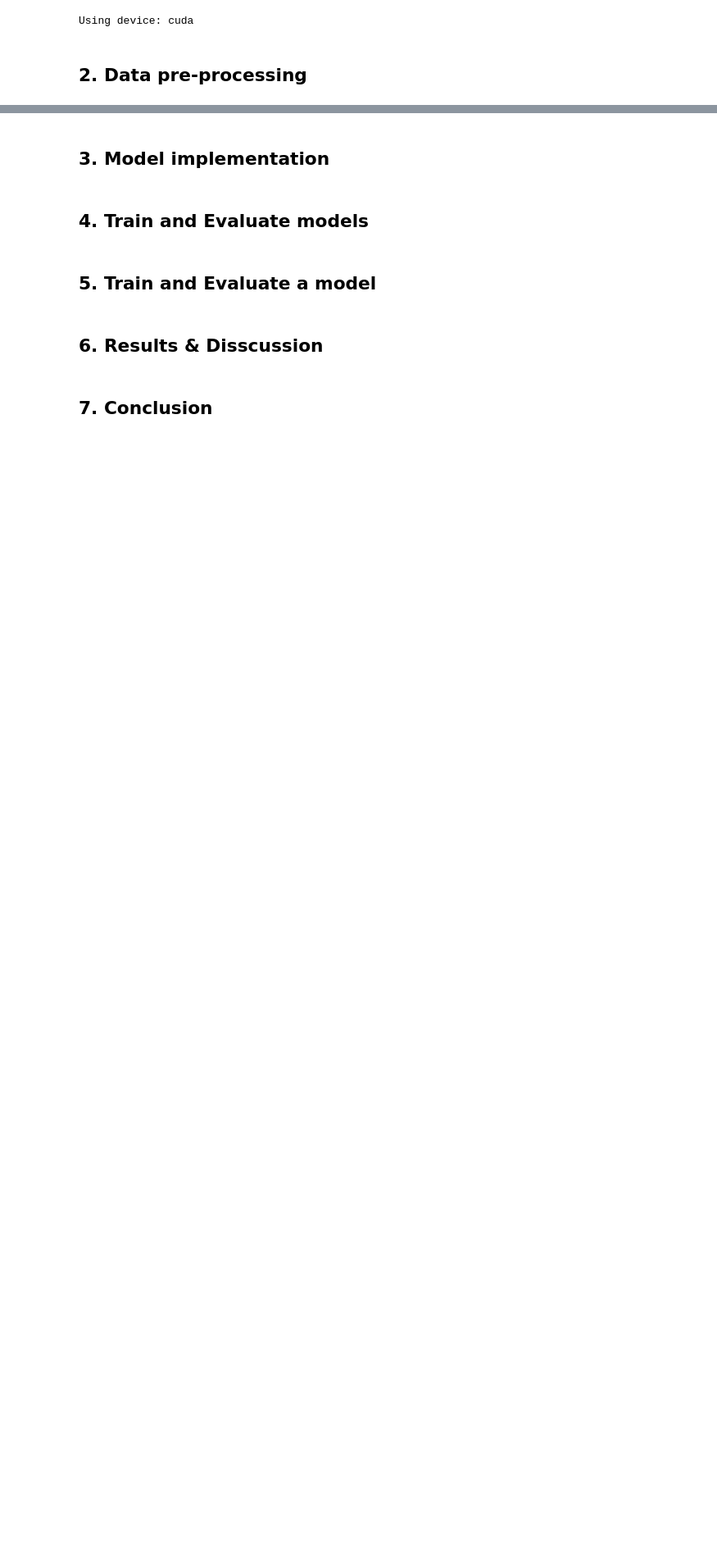
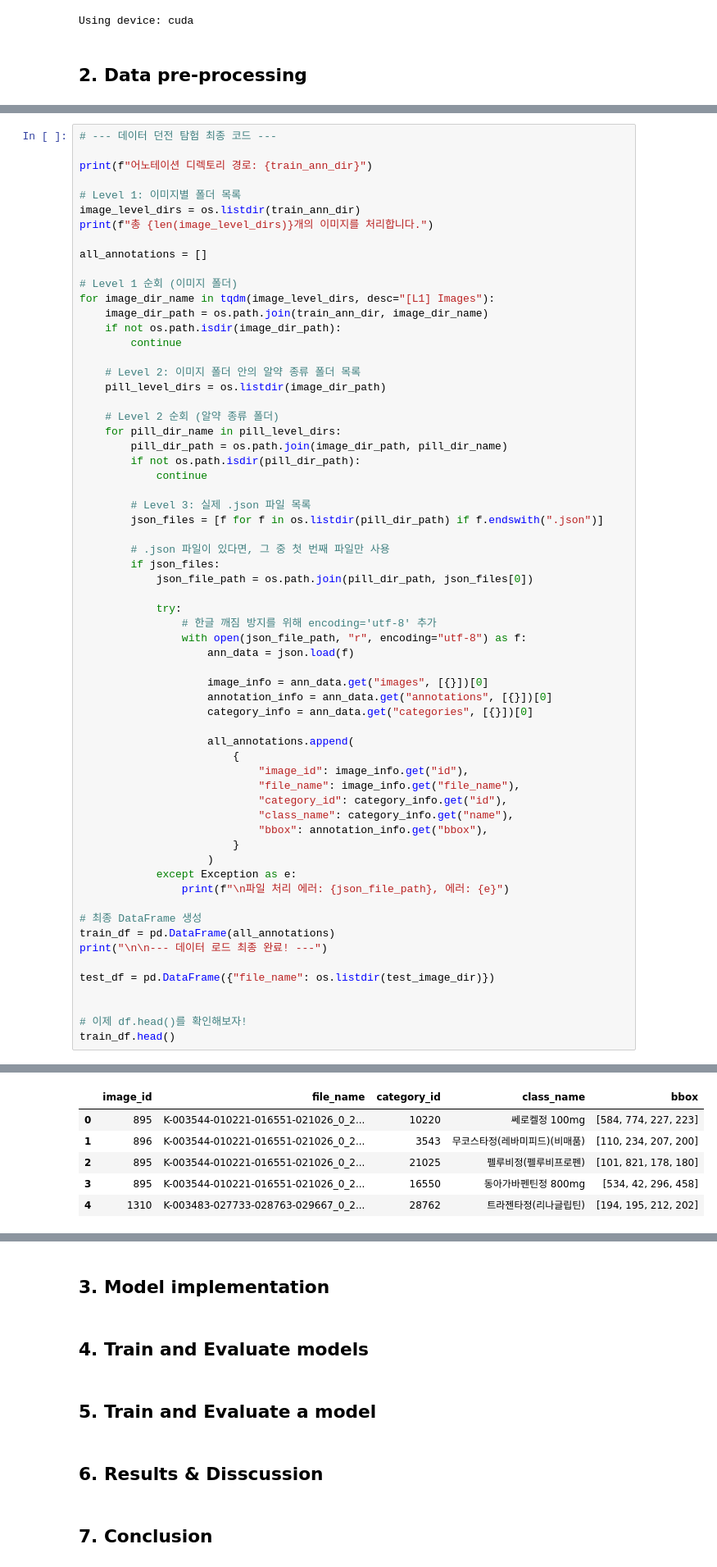
Before and after one commit to soohyun-chris-jeon/AI03-Project-1, a Jupyter notebook: notebooks/250714_수현_baseline.ipynb, the cells around one changed output, grey strips where cells are left out. Shown at 82% size. Cells and saved outputs as stored; diff of their text form; blank space fills up the shorter version.

```diff
--- a/notebooks/250714_수현_baseline.ipynb
+++ b/notebooks/250714_수현_baseline.ipynb
@@ -115,0 +208,64 @@ train_image_dir
+# %%
+# --- 데이터 던전 탐험 최종 코드 ---
+
+print(f"어노테이션 디렉토리 경로: {train_ann_dir}")
+
+# Level 1: 이미지별 폴더 목록
+image_level_dirs = os.listdir(train_ann_dir)
+print(f"총 {len(image_level_dirs)}개의 이미지를 처리합니다.")
+
+all_annotations = []
+
+# Level 1 순회 (이미지 폴더)
+for image_dir_name in tqdm(image_level_dirs, desc="[L1] Images"):
+    image_dir_path = os.path.join(train_ann_dir, image_dir_name)
+    if not os.path.isdir(image_dir_path):
+        continue
+
+    # Level 2: 이미지 폴더 안의 알약 종류 폴더 목록
+    pill_level_dirs = os.listdir(image_dir_path)
+
+    # Level 2 순회 (알약 종류 폴더)
+    for pill_dir_name in pill_level_dirs:
+        pill_dir_path = os.path.join(image_dir_path, pill_dir_name)
+        if not os.path.isdir(pill_dir_path):
+            continue
+
+        # Level 3: 실제 .json 파일 목록
+        json_files = [f for f in os.listdir(pill_dir_path) if f.endswith(".json")]
+
+        # .json 파일이 있다면, 그 중 첫 번째 파일만 사용
+        if json_files:
+            json_file_path = os.path.join(pill_dir_path, json_files[0])
+
+            try:
+                # 한글 깨짐 방지를 위해 encoding='utf-8' 추가
+                with open(json_file_path, "r", encoding="utf-8") as f:
+                    ann_data = json.load(f)
+
+                    image_info = ann_data.get("images", [{}])[0]
+                    annotation_info = ann_data.get("annotations", [{}])[0]
+                    category_info = ann_data.get("categories", [{}])[0]
+
+                    all_annotations.append(
+                        {
+                            "image_id": image_info.get("id"),
+                            "file_name": image_info.get("file_name"),
+                            "category_id": category_info.get("id"),
+                            "class_name": category_info.get("name"),
+                            "bbox": annotation_info.get("bbox"),
+                        }
+                    )
+            except Exception as e:
+                print(f"\n파일 처리 에러: {json_file_path}, 에러: {e}")
+
+# 최종 DataFrame 생성
+train_df = pd.DataFrame(all_annotations)
+print("\n\n--- 데이터 로드 최종 완료! ---")
+
+test_df = pd.DataFrame({"file_name": os.listdir(test_image_dir)})
+
+
+# 이제 df.head()를 확인해보자!
+train_df.head()
+# %% [output]
@@ -115,0 +275,6 @@ train_image_dir
+|  | image_id | file_name | category_id | class_name | bbox |
+| 0 | 895 | K-003544-010221-016551-021026_0_2... | 10220 | 쎄로켈정 100mg | [584, 774, 227, 223] |
+| 1 | 896 | K-003544-010221-016551-021026_0_2... | 3543 | 무코스타정(레바미피드)(비매품) | [110, 234, 207, 200] |
+| 2 | 895 | K-003544-010221-016551-021026_0_2... | 21025 | 펠루비정(펠루비프로펜) | [101, 821, 178, 180] |
+| 3 | 895 | K-003544-010221-016551-021026_0_2... | 16550 | 동아가바펜틴정 800mg | [534, 42, 296, 458] |
+| 4 | 1310 | K-003483-027733-028763-029667_0_2... | 28762 | 트라젠타정(리나글립틴) | [194, 195, 212, 202] |
```
Also changed, not shown: parts of 12 cells of this notebook.
